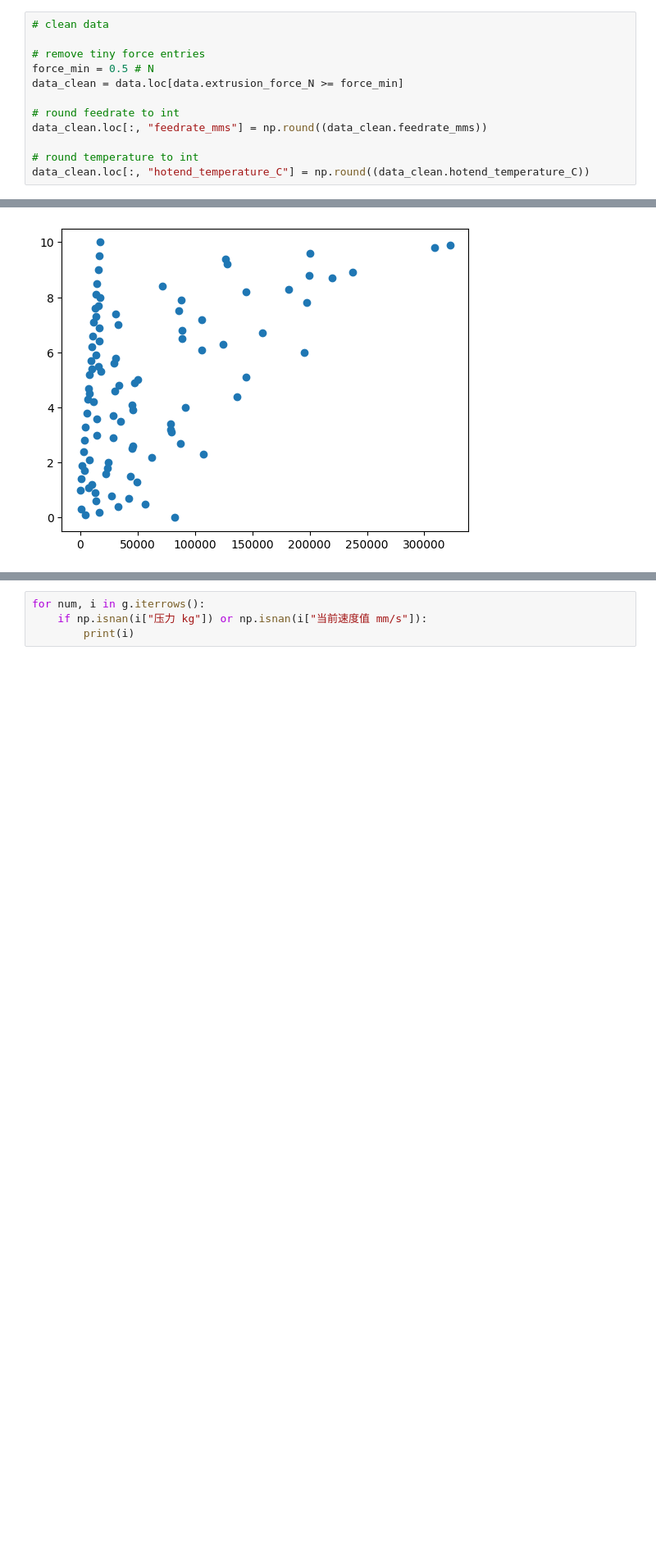
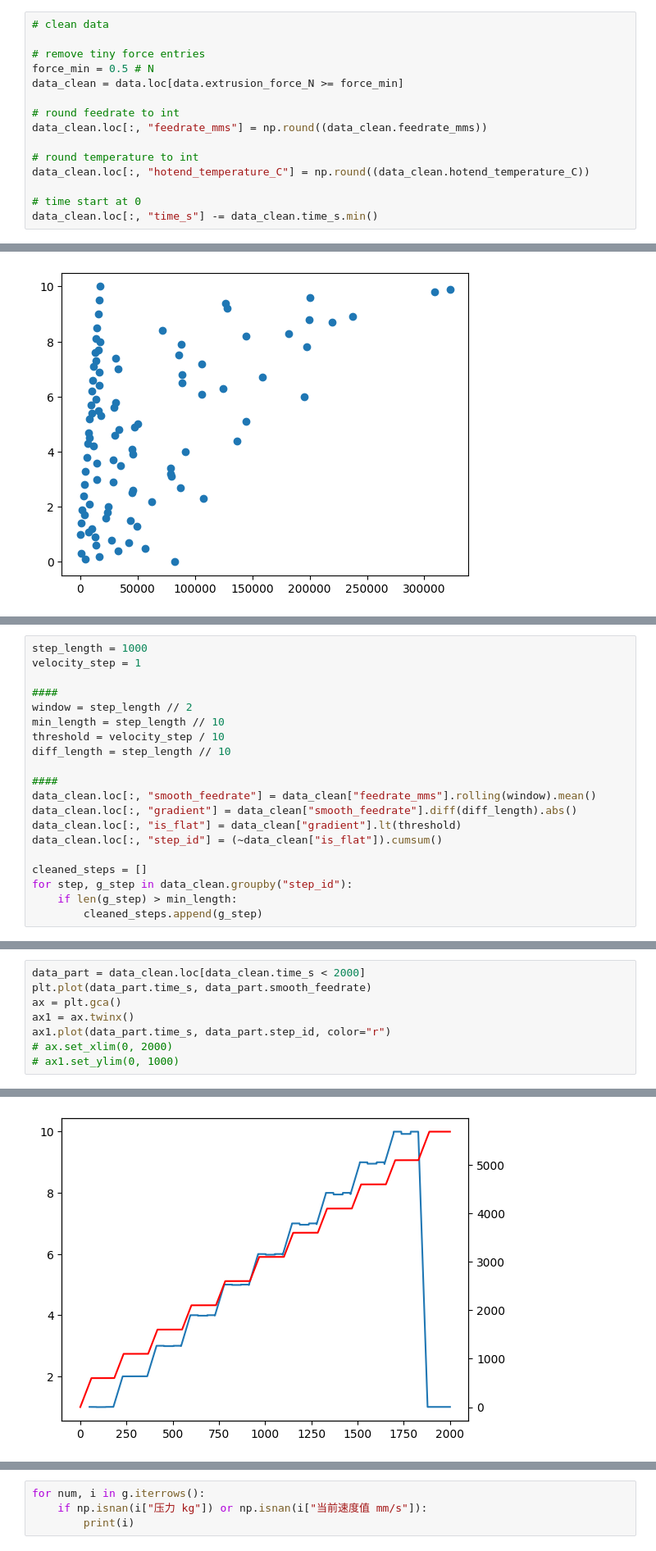
Before and after one commit to ZLoverty/ETP, a Jupyter notebook: Code/extrusion_force.ipynb, the cells around one changed output, grey strips where cells are left out. Shown: that part at 82% size. Saved outputs shown, nothing was run; the diff lists cells and outputs as text; blank space fills up the shorter version.

```diff
--- a/Code/extrusion_force.ipynb
+++ b/Code/extrusion_force.ipynb
@@ -59,6 +73,9 @@ data_clean.loc[:, "feedrate_mms"] = np.round((data_clean.feedrate_mms))
 
 # round temperature to int
 data_clean.loc[:, "hotend_temperature_C"] = np.round((data_clean.hotend_temperature_C))
+
+# time start at 0
+data_clean.loc[:, "time_s"] -= data_clean.time_s.min()
 # %%
 plt.scatter(data_clean.feedrate_mms, data_clean.hotend_temperature_C, c=data_clean.extrusion_force_N)
 plt.colorbar()
@@ -86,0 +106,20 @@ plt.plot(data_clean.feedrate_mms.drop_duplicates(), "o")
+# %%
+step_length = 1000
+velocity_step = 1
+
+####
+window = step_length // 2
+min_length = step_length // 10
+threshold = velocity_step / 10
+diff_length = step_length // 10
+
+####
+data_clean.loc[:, "smooth_feedrate"] = data_clean["feedrate_mms"].rolling(window).mean()
+data_clean.loc[:, "gradient"] = data_clean["smooth_feedrate"].diff(diff_length).abs()
+data_clean.loc[:, "is_flat"] = data_clean["gradient"].lt(threshold)
+data_clean.loc[:, "step_id"] = (~data_clean["is_flat"]).cumsum()
+
+cleaned_steps = []
+for step, g_step in data_clean.groupby("step_id"):
+    if len(g_step) > min_length:
+        cleaned_steps.append(g_step)
@@ -86,0 +135,9 @@ plt.plot(data_clean.feedrate_mms.drop_duplicates(), "o")
+# %%
+data_part = data_clean.loc[data_clean.time_s < 2000]
+plt.plot(data_part.time_s, data_part.smooth_feedrate)
+ax = plt.gca()
+ax1 = ax.twinx()
+ax1.plot(data_part.time_s, data_part.step_id, color="r")
+# ax.set_xlim(0, 2000)
+# ax1.set_ylim(0, 1000)
+# %% [output]
@@ -86,0 +145 @@ plt.plot(data_clean.feedrate_mms.drop_duplicates(), "o")
+[figure, added]
```
Also changed, not shown: parts of 9 cells of this notebook.
